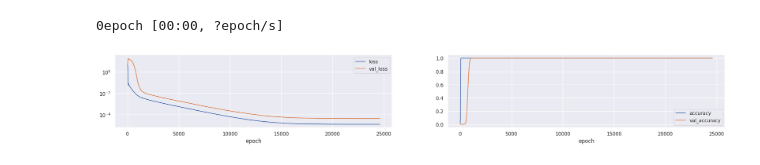
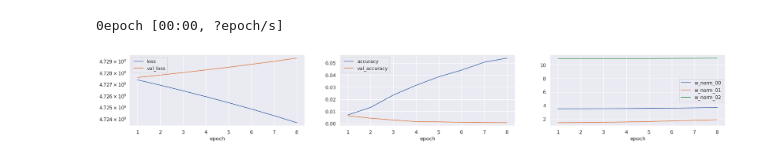
Before and after one commit to FriedChips/dl_basics, a Jupyter notebook: experiments/modulo_arithmetic.ipynb, the cells around one changed output. Drawn from its saved outputs; the diff is of its cells as text; code cells hidden in the pictures.

Commit message:
updates to weight norm logging

```diff
--- a/experiments/modulo_arithmetic.ipynb
+++ b/experiments/modulo_arithmetic.ipynb
@@ -130,7 +125,7 @@ model = build_model(**P["model_build_params"])
 model.compile(
     loss = tf.keras.losses.SparseCategoricalCrossentropy(from_logits=True),
     #optimizer = tf.keras.optimizers.Adam(learning_rate=1e-3),
-    optimizer = tf.keras.optimizers.experimental.AdamW(learning_rate=1e-2, weight_decay=1),
+    optimizer = tf.keras.optimizers.experimental.AdamW(learning_rate=1e-3, weight_decay=1),
     metrics = [ "accuracy" ]
 )
 
@@ -140,6 +135,7 @@ P["run_dir"] = model.name + datetime.datetime.now().strftime('-%y%m%d-%H%M%S')
 print("Run dir :", P["run_dir"])
 
 run = utils.TrainingRun()
+weight_norm_logger = utils.LogWeightNorms()
 # %% [output]
 Model: "mlp_grokking"
 _________________________________________________________________
@@ -161,5 +161,5 @@ Run dir : mlp_grokking-230413-073742
 # %%
-NUM_EPOCHS = 1024 * 8 * 2
+NUM_EPOCHS = 1024 // 128
 #lr_sched = utils.Schedule_ExpCos_Segments([[-3,-3, NUM_EPOCHS]])
 
 history = model.fit(
@@ -169,7 +169,7 @@ history = model.fit(
     validation_data = (x_val, y_val),
     callbacks=[
         TqdmCallback(verbose=0),
-        #tf.keras.callbacks.LearningRateScheduler(lr_sched.scheduler),
+        weight_norm_logger,
     ],
     verbose=0)
 
@@ -177,12 +177,13 @@ run.update_history(history)
 # %% [output]
 0epoch [00:00, ?epoch/s]
 # %%
-fig, axs = plt.subplots(1,2, figsize=(25,3))
+fig, axs = plt.subplots(1, 3, figsize=(25,3))
 
 sns.lineplot(data=run.history[["loss", "val_loss"]], ax=axs[0], dashes=False);
 axs[0].set_yscale("log");
 
 sns.lineplot(data=run.history[["accuracy", "val_accuracy"]], ax=axs[1], dashes=False);
-#axs[1].set_ylim(0,0.2);
+
+sns.lineplot(data=weight_norm_logger.norms_dataframe(), ax=axs[2], dashes=False);
 # %% [output]
-[figure, old version]
+[figure, new version]
```
Also changed, not shown: parts of 4 cells of this notebook, 3 other files.
